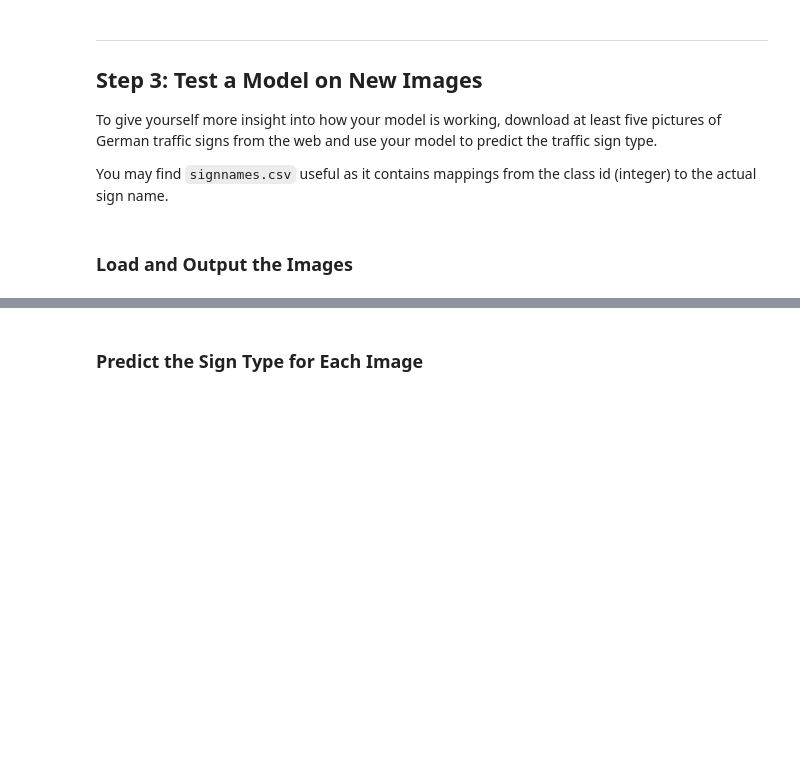
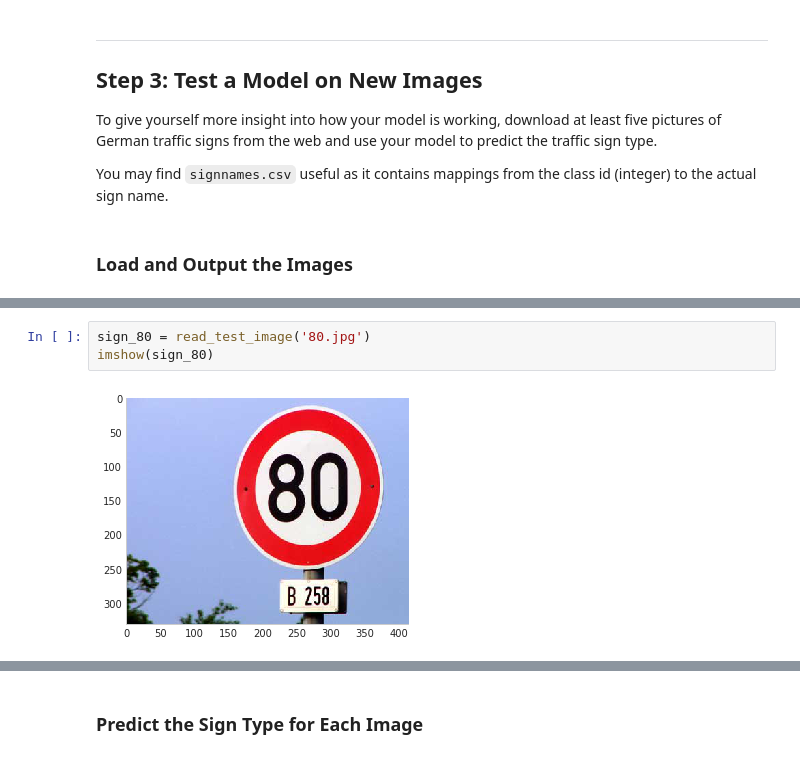
Before and after one commit to udapy/CarND-Traffic-Sign-Classifier-Project, a Jupyter notebook: Traffic_Sign_Classifier.ipynb, the cells around one changed output, grey strips where cells are left out. Cells and saved outputs as stored; diff of their text form; blank space fills up the shorter version.

```diff
--- a/Traffic_Sign_Classifier.ipynb
+++ b/Traffic_Sign_Classifier.ipynb
@@ -692,0 +734,5 @@ You may find `signnames.csv` useful as it contains mappings from the class id (i
+# %%
+sign_80 = read_test_image('80.jpg')
+imshow(sign_80)
+# %% [output]
+[figure, added]
```
Also changed, not shown: parts of 46 cells of this notebook, 18 other files.
